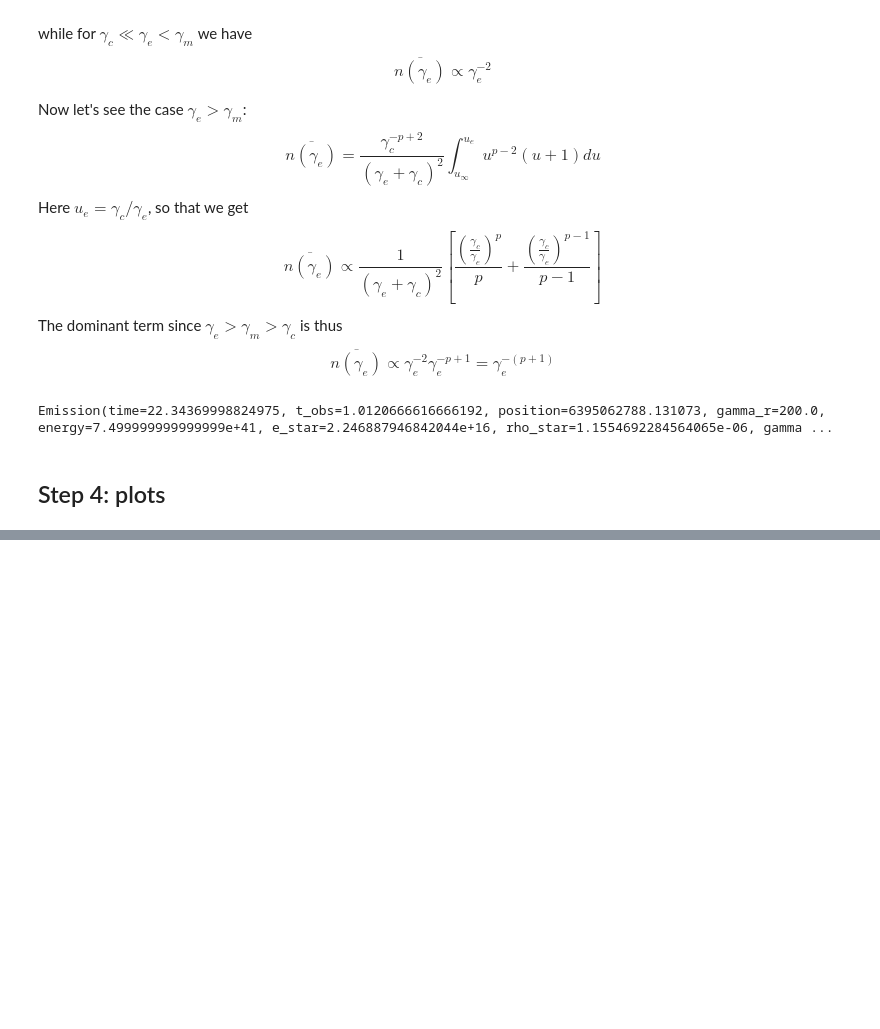
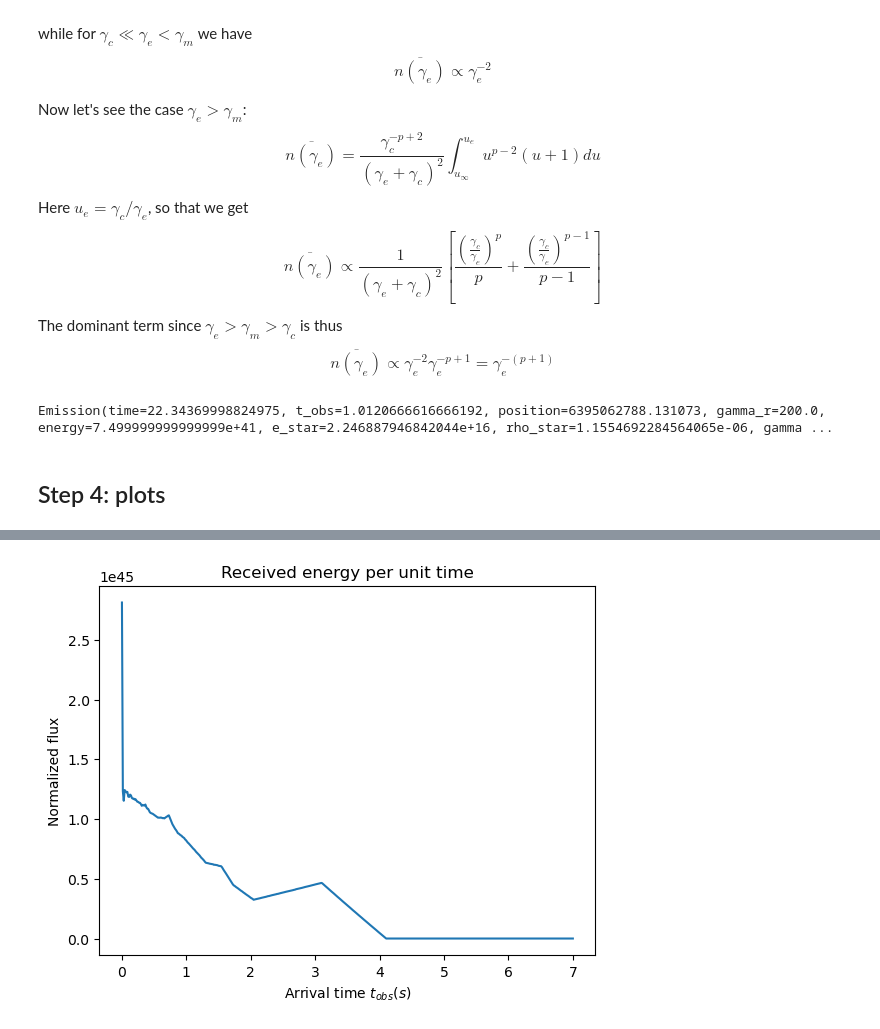
Before and after one commit to solano/gamma-ray-bursts, a Jupyter notebook: gamma-ray-bursts.ipynb, the cells around one changed output, grey strips where cells are left out. Cells and saved outputs as stored; diff of their text form; code cells hidden in the pictures; blank space fills up the shorter version.

```diff
--- a/gamma-ray-bursts.ipynb
+++ b/gamma-ray-bursts.ipynb
@@ -756,0 +769,4 @@ standard_bolometric_plot(emissions, maxtime=7)
+# %%
+plot_burst_profile(emissions, 0, np.infty, emission_profile=emission_profile_box, maxtime=7)
+# %% [output]
+[figure, added]
```
Also changed, not shown: parts of 9 cells of this notebook, 1 other file.
